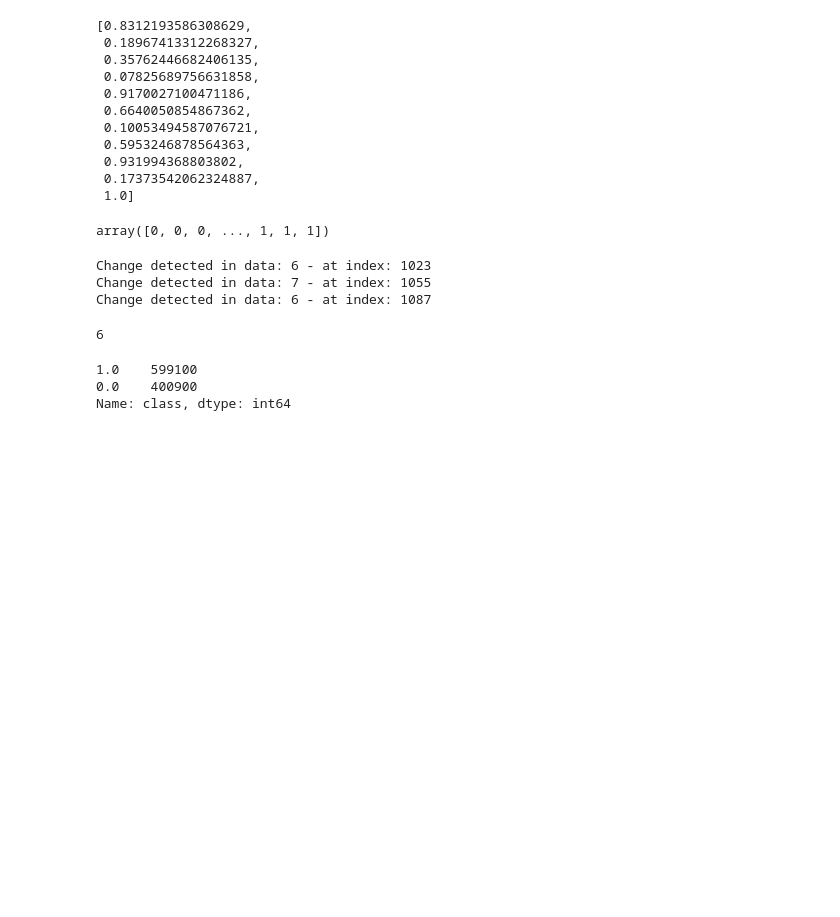
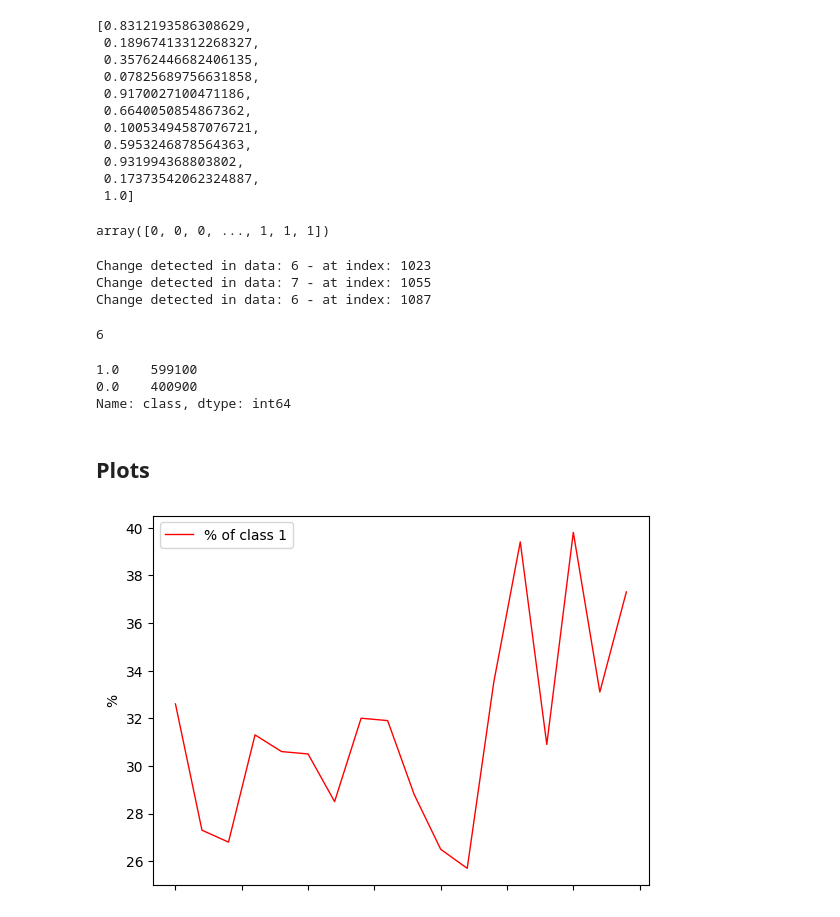
Before and after one commit to Leon209/Thesis, a Jupyter notebook: notebooks/datasets.ipynb, the cells around one changed output. Saved outputs shown, nothing was run; the diff lists cells and outputs as text; code cells hidden in the pictures; blank space fills up the shorter version.

```diff
--- a/notebooks/datasets.ipynb
+++ b/notebooks/datasets.ipynb
@@ -133,3 +112,45 @@ y_data.value_counts()
 1.0    599100
 0.0    400900
 Name: class, dtype: int64
+# %% [markdown]
+## Plots
+# %%
+import math
+def split_df_chunks(data_df,chunk_size):
+    total_length     = len(data_df)
+    normal_chunk_num = math.floor(total_length/chunk_size)
+    chunks = []
+    for i in range(normal_chunk_num):
+        chunk = data_df[(i*chunk_size):((i+1)*chunk_size)]
+        chunks.append(chunk)
+
+    return chunks
+# %%
+full_dataset = pd.read_csv('datasets_streaming/sea_a.csv')['class']
+data = split_df_chunks(full_dataset, 2500)
+dist = np.array([])
+for d in data:
+    dist = np.append(dist,d.value_counts(1)[1]*100)
+# %%
+full_dataset = pd.read_csv('datasets_streaming/NEweather_class.csv')['0']
+
+data = split_df_chunks(full_dataset, 1000)
+dist = np.array([])
+for d in data:
+    dist = np.append(dist,d.value_counts(1)[1]*100)
+# %%
+X = np.arange(0, len(dist), 1)
+
+plt.plot(X, dist, color='r', label='% of class 1', linewidth=1)
+
+
+# Naming the x-axis, y-axis and the whole graph
+plt.ylabel("%")
+#plt.title()
+plt.legend()
+ax = plt.gca()
+ax.axes.xaxis.set_ticklabels([])
+#plt.savefig('results/'+'sea_g'+'/class_dist.png', dpi = 300.0)
+plt.show()
+# %% [output]
+[figure, added]
```
Also changed, not shown: parts of 6 cells of this notebook, 17 other files.
